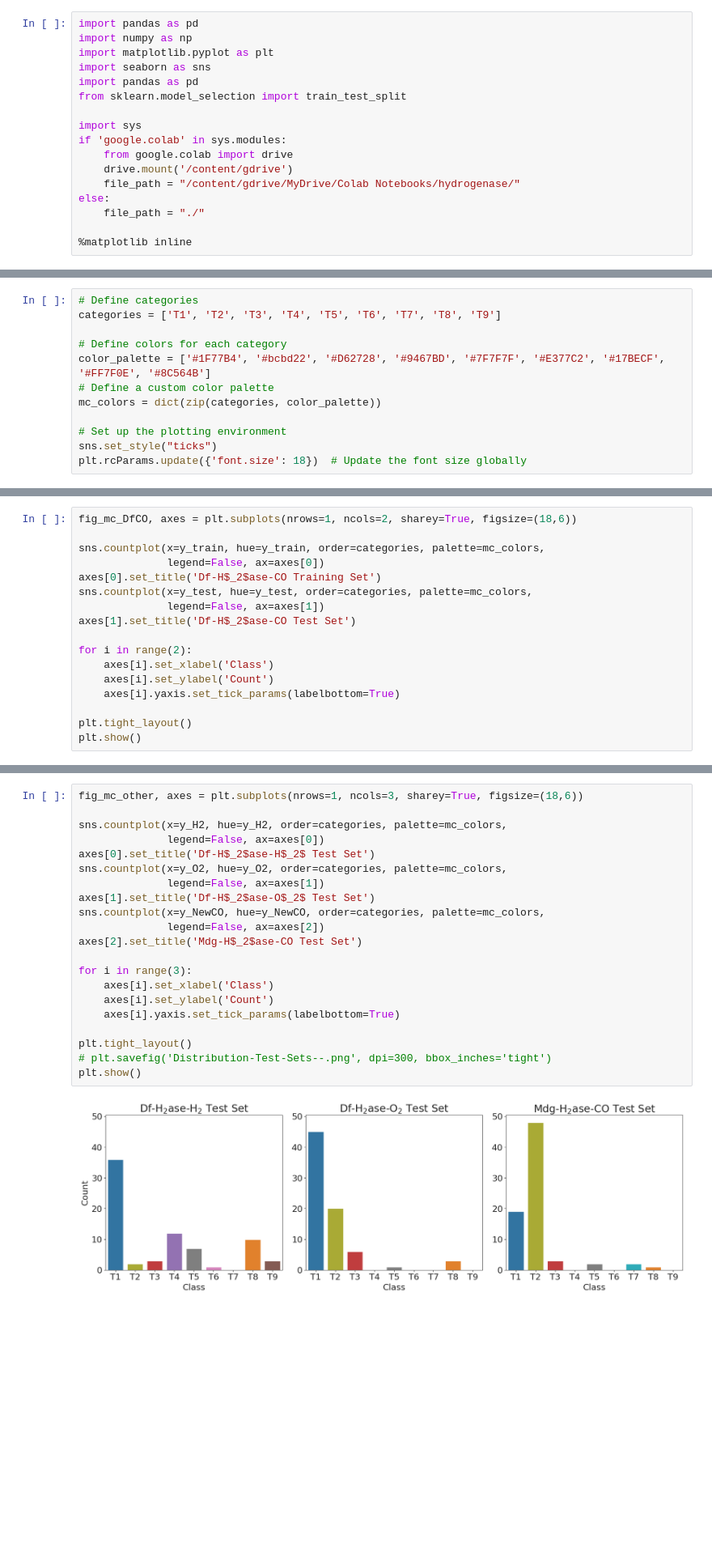
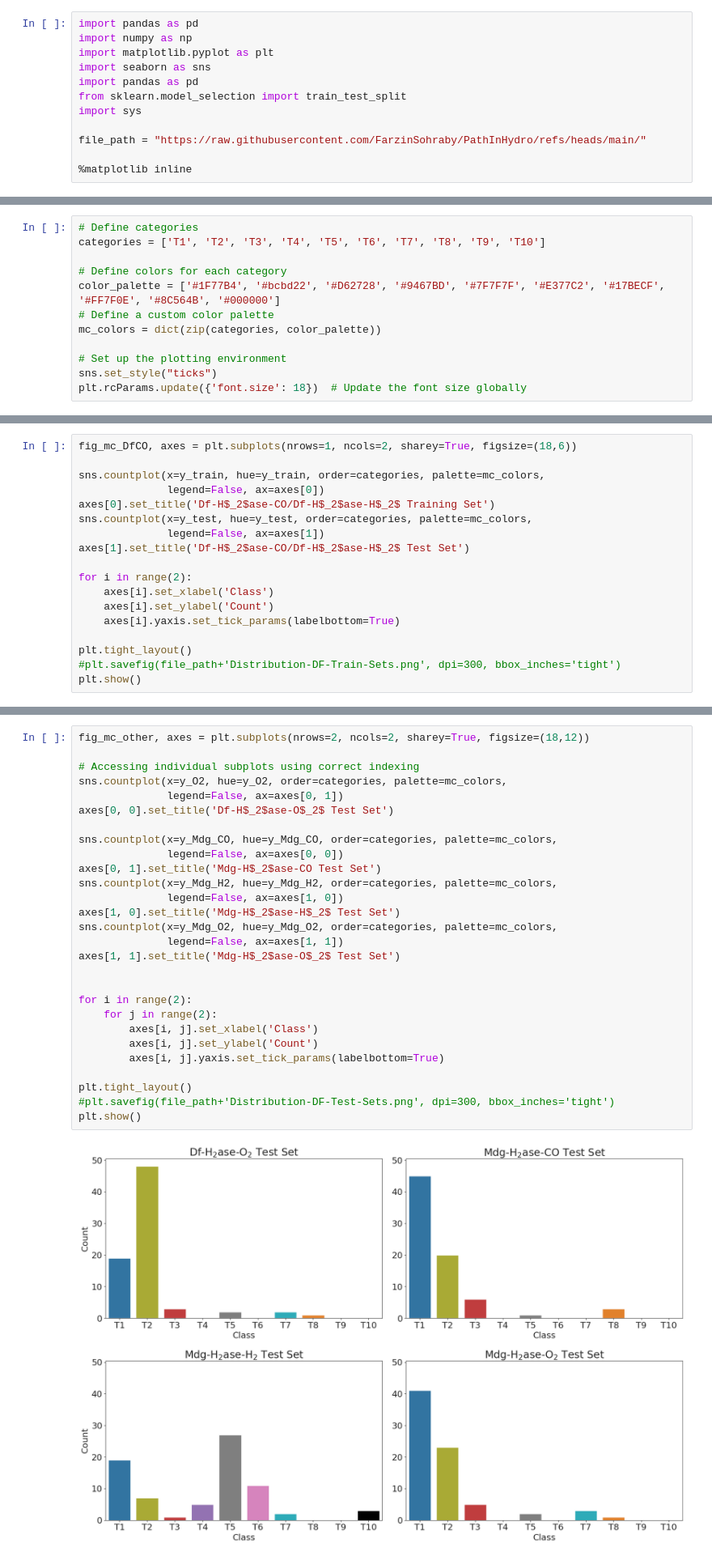
Before and after one commit to FarzinSohraby/PathInHydro, a Jupyter notebook: Data_Distribution_Multiclass.ipynb, the cells around one changed output, grey strips where cells are left out. Shown: that part at 81% size. Cells and saved outputs as stored; diff of their text form; blank space fills up the shorter version.

```diff
--- a/Data_Distribution_Multiclass.ipynb
+++ b/Data_Distribution_Multiclass.ipynb
@@ -5,13 +5,8 @@ import matplotlib.pyplot as plt
 import seaborn as sns
 import pandas as pd
 from sklearn.model_selection import train_test_split
+import sys
 
-import sys
-if 'google.colab' in sys.modules:
-    from google.colab import drive
-    drive.mount('/content/gdrive')
-    file_path = "/content/gdrive/MyDrive/Colab Notebooks/hydrogenase/"
-else:
-    file_path = "./"
+file_path = "https://raw.githubusercontent.com/FarzinSohraby/PathInHydro/refs/heads/main/"
 
 %matplotlib inline
@@ -20,9 +13,9 @@ Mounted at /content/gdrive
 # %%
 # Define categories
-categories = ['T1', 'T2', 'T3', 'T4', 'T5', 'T6', 'T7', 'T8', 'T9']
+categories = ['T1', 'T2', 'T3', 'T4', 'T5', 'T6', 'T7', 'T8', 'T9', 'T10']
 
 # Define colors for each category
-color_palette = ['#1F77B4', '#bcbd22', '#D62728', '#9467BD', '#7F7F7F', '#E377C2', '#17BECF', '#FF7F0E', '#8C564B']
+color_palette = ['#1F77B4', '#bcbd22', '#D62728', '#9467BD', '#7F7F7F', '#E377C2', '#17BECF', '#FF7F0E', '#8C564B', '#000000']
 # Define a custom color palette
 mc_colors = dict(zip(categories, color_palette))
 
@@ -55,10 +57,10 @@ fig_mc_DfCO, axes = plt.subplots(nrows=1, ncols=2, sharey=True, figsize=(18,6))
 
 sns.countplot(x=y_train, hue=y_train, order=categories, palette=mc_colors,
               legend=False, ax=axes[0])
-axes[0].set_title('Df-H$_2$ase-CO Training Set')
+axes[0].set_title('Df-H$_2$ase-CO/Df-H$_2$ase-H$_2$ Training Set')
 sns.countplot(x=y_test, hue=y_test, order=categories, palette=mc_colors,
               legend=False, ax=axes[1])
-axes[1].set_title('Df-H$_2$ase-CO Test Set')
+axes[1].set_title('Df-H$_2$ase-CO/Df-H$_2$ase-H$_2$ Test Set')
 
 for i in range(2):
     axes[i].set_xlabel('Class')
@@ -66,5 +68,6 @@ for i in range(2):
     axes[i].yaxis.set_tick_params(labelbottom=True)
 
 plt.tight_layout()
+#plt.savefig(file_path+'Distribution-DF-Train-Sets.png', dpi=300, bbox_inches='tight')
 plt.show()
 # %% [output]
@@ -72,25 +75,32 @@ plt.show()
 # %%
-fig_mc_other, axes = plt.subplots(nrows=1, ncols=3, sharey=True, figsize=(18,6))
+fig_mc_other, axes = plt.subplots(nrows=2, ncols=2, sharey=True, figsize=(18,12))
 
-sns.countplot(x=y_H2, hue=y_H2, order=categories, palette=mc_colors,
-              legend=False, ax=axes[0])
-axes[0].set_title('Df-H$_2$ase-H$_2$ Test Set')
+# Accessing individual subplots using correct indexing
 sns.countplot(x=y_O2, hue=y_O2, order=categories, palette=mc_colors,
-              legend=False, ax=axes[1])
-axes[1].set_title('Df-H$_2$ase-O$_2$ Test Set')
-sns.countplot(x=y_NewCO, hue=y_NewCO, order=categories, palette=mc_colors,
-              legend=False, ax=axes[2])
-axes[2].set_title('Mdg-H$_2$ase-CO Test Set')
+              legend=False, ax=axes[0, 1])
+axes[0, 0].set_title('Df-H$_2$ase-O$_2$ Test Set')
 
-for i in range(3):
-    axes[i].set_xlabel('Class')
-    axes[i].set_ylabel('Count')
-    axes[i].yaxis.set_tick_params(labelbottom=True)
+sns.countplot(x=y_Mdg_CO, hue=y_Mdg_CO, order=categories, palette=mc_colors,
+              legend=False, ax=axes[0, 0])
+axes[0, 1].set_title('Mdg-H$_2$ase-CO Test Set')
+sns.countplot(x=y_Mdg_H2, hue=y_Mdg_H2, order=categories, palette=mc_colors,
+              legend=False, ax=axes[1, 0])
+axes[1, 0].set_title('Mdg-H$_2$ase-H$_2$ Test Set')
+sns.countplot(x=y_Mdg_O2, hue=y_Mdg_O2, order=categories, palette=mc_colors,
+              legend=False, ax=axes[1, 1])
+axes[1, 1].set_title('Mdg-H$_2$ase-O$_2$ Test Set')
+
+
+for i in range(2):
+    for j in range(2):
+        axes[i, j].set_xlabel('Class')
+        axes[i, j].set_ylabel('Count')
+        axes[i, j].yaxis.set_tick_params(labelbottom=True)
 
 plt.tight_layout()
-# plt.savefig('Distribution-Test-Sets--.png', dpi=300, bbox_inches='tight')
+#plt.savefig(file_path+'Distribution-DF-Test-Sets.png', dpi=300, bbox_inches='tight')
 plt.show()
 # %% [output]
-[figure, old version]
+[figure, new version]
 # %%
 # Calculate the class distributions
```
Also changed, not shown: parts of 4 cells of this notebook, 1 other file.
